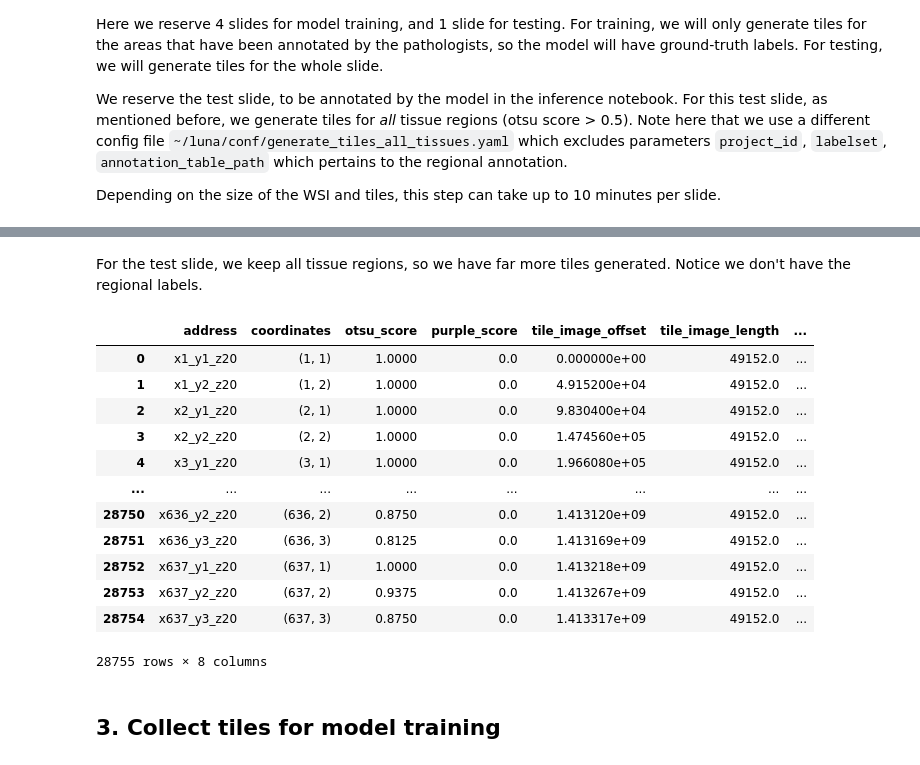
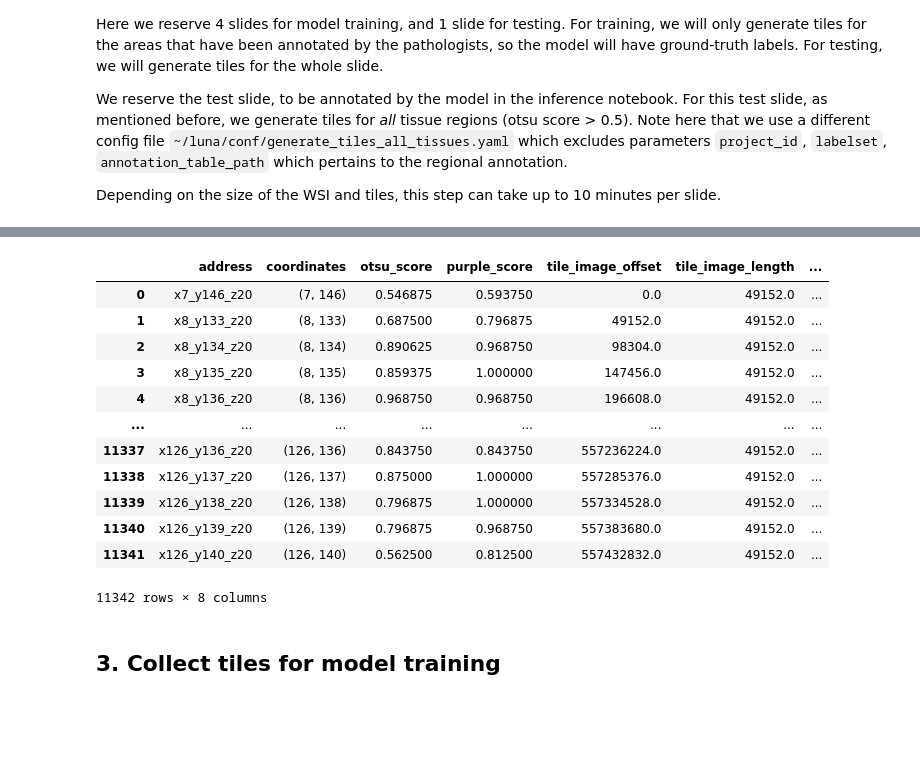
Before and after one commit to msk-mind/luna, a Jupyter notebook: docker/luna_tutorial/vmount/notebooks/2_tiling.ipynb, the cells around one changed output, grey strips where cells are left out. Cells and saved outputs as stored; diff of their text form; code cells hidden in the pictures; blank space fills up the shorter version.

```diff
--- a/docker/luna_tutorial/vmount/notebooks/2_tiling.ipynb
+++ b/docker/luna_tutorial/vmount/notebooks/2_tiling.ipynb
@@ -209,23 +191,21 @@ df
-# %% [markdown]
-For the test slide, we keep all tissue regions, so we have far more tiles generated. Notice we don't have the regional labels.
 # %%
 # For the test slide, we have generated tiles for all tissue regions
-df = pd.read_csv("../PRO_12-123/tables/tiles/2551129/ov_default_labels/TileImages/data/address.slice.csv")
+df = pd.read_csv("../PRO_12-123/tables/tiles/01OV008-7579323e-2fae-43a9-b00f-a15c28/ov_default_labels/TileImages/data/address.slice.csv")
 df
 # %% [output]
 |  | address | coordinates | otsu_score | purple_score | tile_image_offset | tile_image_length | ... |
-| 0 | x1_y1_z20 | (1, 1) | 1.0000 | 0.0 | 0.000000e+00 | 49152.0 | ... |
-| 1 | x1_y2_z20 | (1, 2) | 1.0000 | 0.0 | 4.915200e+04 | 49152.0 | ... |
-| 2 | x2_y1_z20 | (2, 1) | 1.0000 | 0.0 | 9.830400e+04 | 49152.0 | ... |
-| 3 | x2_y2_z20 | (2, 2) | 1.0000 | 0.0 | 1.474560e+05 | 49152.0 | ... |
-| 4 | x3_y1_z20 | (3, 1) | 1.0000 | 0.0 | 1.966080e+05 | 49152.0 | ... |
+| 0 | x7_y146_z20 | (7, 146) | 0.546875 | 0.593750 | 0.0 | 49152.0 | ... |
+| 1 | x8_y133_z20 | (8, 133) | 0.687500 | 0.796875 | 49152.0 | 49152.0 | ... |
+| 2 | x8_y134_z20 | (8, 134) | 0.890625 | 0.968750 | 98304.0 | 49152.0 | ... |
+| 3 | x8_y135_z20 | (8, 135) | 0.859375 | 1.000000 | 147456.0 | 49152.0 | ... |
+| 4 | x8_y136_z20 | (8, 136) | 0.968750 | 0.968750 | 196608.0 | 49152.0 | ... |
 | ... | ... | ... | ... | ... | ... | ... | ... |
-| 28750 | x636_y2_z20 | (636, 2) | 0.8750 | 0.0 | 1.413120e+09 | 49152.0 | ... |
-| 28751 | x636_y3_z20 | (636, 3) | 0.8125 | 0.0 | 1.413169e+09 | 49152.0 | ... |
-| 28752 | x637_y1_z20 | (637, 1) | 1.0000 | 0.0 | 1.413218e+09 | 49152.0 | ... |
-| 28753 | x637_y2_z20 | (637, 2) | 0.9375 | 0.0 | 1.413267e+09 | 49152.0 | ... |
-| 28754 | x637_y3_z20 | (637, 3) | 0.8750 | 0.0 | 1.413317e+09 | 49152.0 | ... |
+| 11337 | x126_y136_z20 | (126, 136) | 0.843750 | 0.843750 | 557236224.0 | 49152.0 | ... |
+| 11338 | x126_y137_z20 | (126, 137) | 0.875000 | 1.000000 | 557285376.0 | 49152.0 | ... |
+| 11339 | x126_y138_z20 | (126, 138) | 0.796875 | 1.000000 | 557334528.0 | 49152.0 | ... |
+| 11340 | x126_y139_z20 | (126, 139) | 0.796875 | 0.968750 | 557383680.0 | 49152.0 | ... |
+| 11341 | x126_y140_z20 | (126, 140) | 0.562500 | 0.812500 | 557432832.0 | 49152.0 | ... |
-28755 rows × 8 columns
+11342 rows × 8 columns
 # %% [markdown]
 ## 3. Collect tiles for model training
 # %% [markdown]
```
Also changed, not shown: parts of 15 cells of this notebook, 7 other files.
